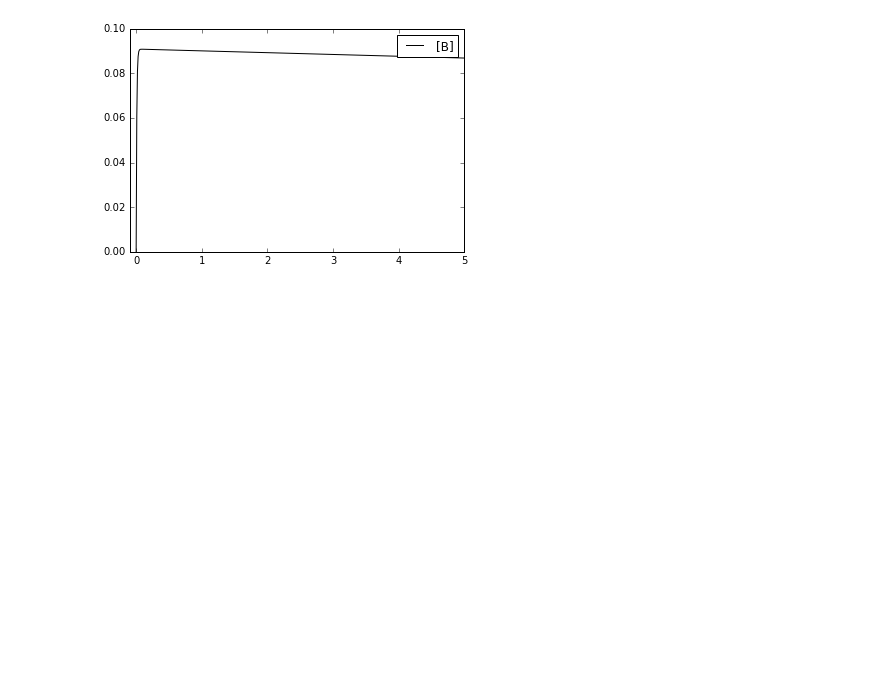
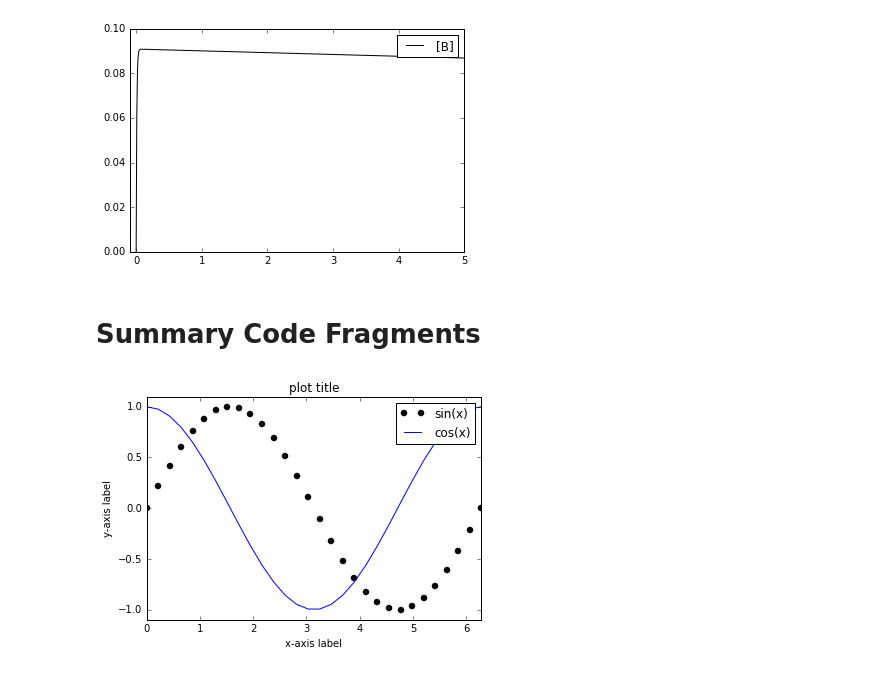
Before and after one commit to Lyle-zhang/practical_kinetics, a Jupyter notebook: exercise 1/Exercise 1.ipynb, the cells around one changed output. Cells and saved outputs as stored; diff of their text form; code cells hidden in the pictures; blank space fills up the shorter version.

```diff
--- a/exercise 1/Exercise 1.ipynb
+++ b/exercise 1/Exercise 1.ipynb
@@ -262,3 +258,35 @@ plt.legend()
 # %% [output]
 <matplotlib.legend.Legend at 0x...>
 [figure]
+# %% [markdown]
+# Summary Code Fragments
+# %%
+# comments start with a hashtag
+%matplotlib inline
+import matplotlib
+import matplotlib.pyplot as plt
+import numpy as np
+
+# make some data
+
+x = np.linspace(0.0, 2*np.pi, 30)
+# multiple plot statements will automatically overlay
+plt.plot(x,np.sin(x),"ko",label="sin(x)")
+plt.plot(x,np.cos(x),"b",label="cos(x)")
+
+# set plot boundaries
+plt.xlim(0.0,2*np.pi)
+plt.ylim(-1.1,1.1)
+
+# add a legend
+plt.legend()
+
+# add plot labels
+plt.xlabel("x-axis label")
+plt.ylabel("y-axis label")
+plt.title("plot title")
+
+# save the plot in the current directory
+plt.savefig("my_plot.png")
+# %% [output]
+[figure, added]
```
Also changed, not shown: parts of 17 cells of this notebook, 7 other files.
